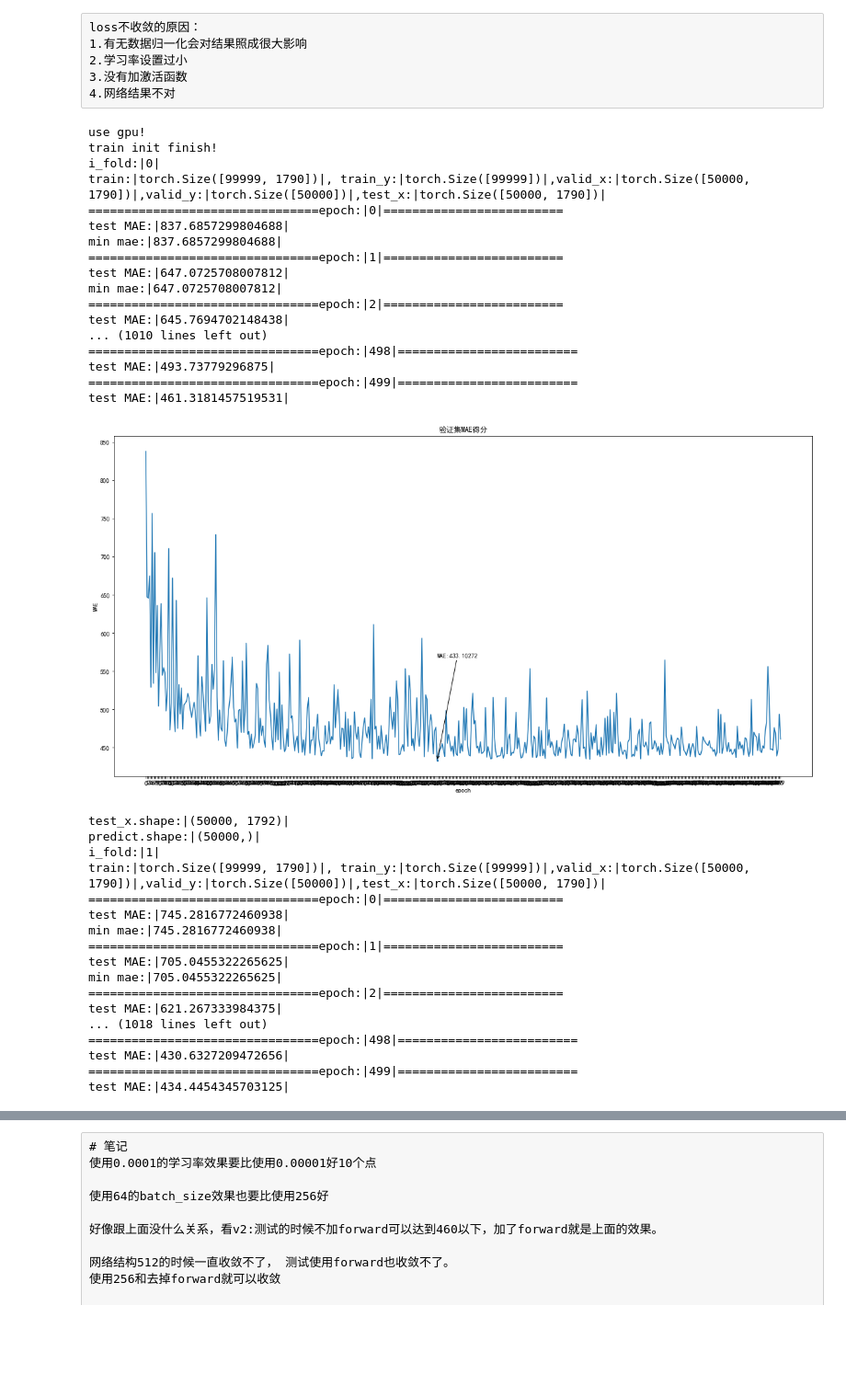
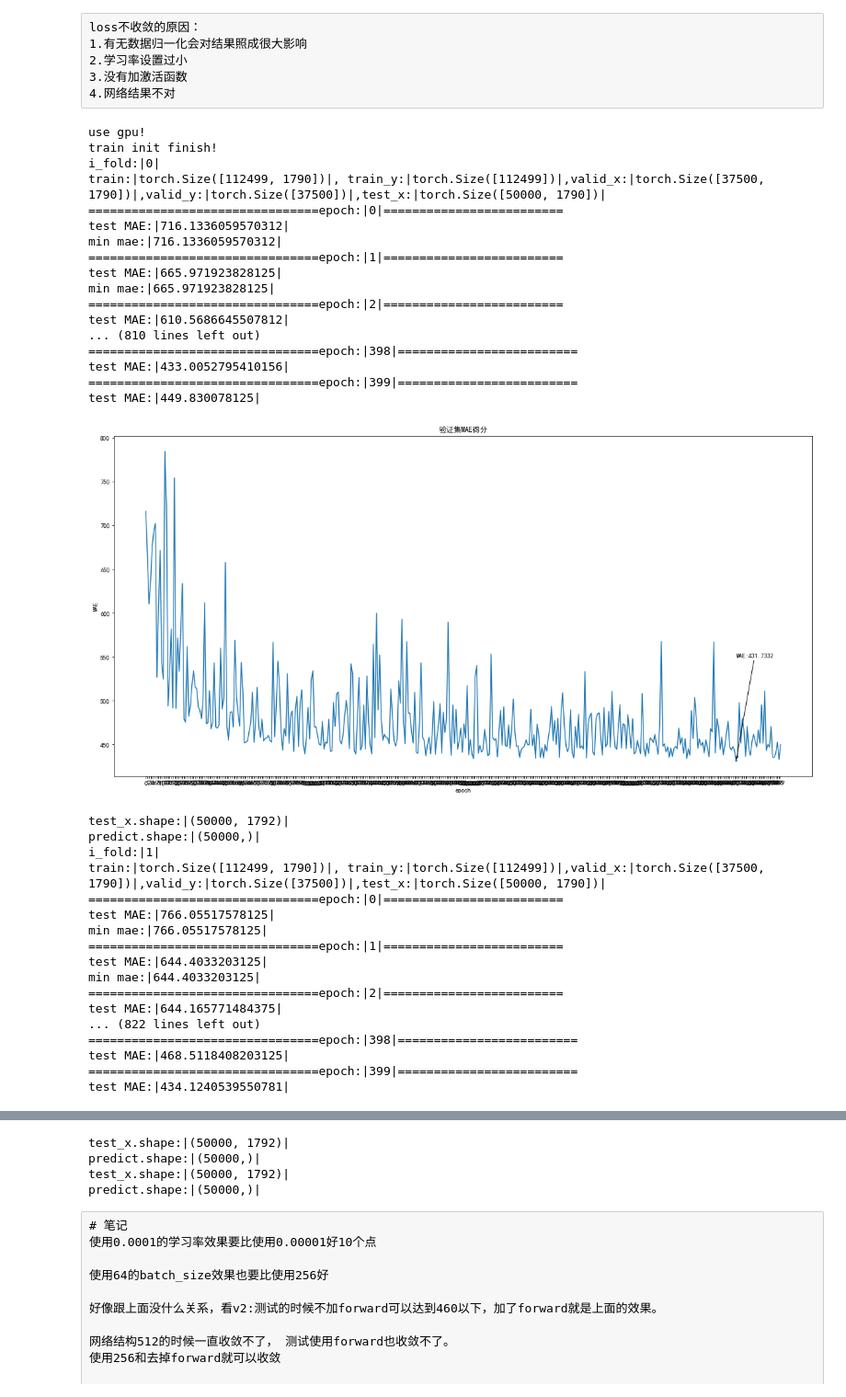
Before and after one commit to xumoremore/project_one, a Jupyter notebook: fcn_v10_base.ipynb, the cells around one changed output, grey strips where cells are left out. Shown at 92% size. Cells and saved outputs as stored; diff of their text form; code cells hidden in the pictures; blank space fills up the shorter version.

```diff
--- a/fcn_v10_base.ipynb
+++ b/fcn_v10_base.ipynb
@@ -376,11 +372,16 @@ class Train(object):
 #         self.train_loss = []
 #         self.MAE_BASE = 1000
         self.test_result = np.zeros(len(self.test_x))
+        self.i_fold = None
 
     def weight_init(self, m):
         if isinstance(m, nn.Linear):
-            nn.init.kaiming_normal_(m.weight)
-#             nn.init.xavier_normal_(m.weight, gain=1)
+            if self.i_fold == 0:
+                nn.init.normal_(m.weight)
+            if self.i_fold ==1:
+                nn.init.xavier_normal_(m.weight)
+            else:
+                nn.init.kaiming_normal_(m.weight)
             if m.bias is not None:
                 nn.init.constant_(m.bias, 0)
 
@@ -409,6 +410,7 @@ class Train(object):
     def __call__(self, kfold):
         folds = KFold(n_splits=kfold, shuffle=True, random_state=2020)
         for i_fold, (train_index, valid_index) in enumerate(folds.split(self.train_x, self.train_y)):
+            self.i_fold = i_fold
             self.net.apply(self.weight_init)
             self.net.train()
             print('i_fold:|{}|'.format(i_fold))
@@ -476,62 +478,62 @@ class Train(object):
                    xycoords='data',
                    xytext=(min_mae_epoch, min_mae + ((max(plot_y) - min(plot_y)) / 3)),
                    arrowprops=dict(arrowstyle='->',
                                   connectionstyle='arc3'))
         plt.show()
 
 def result_save(result,
                save_path='data/fcn_result.csv'):
     df_result = pd.DataFrame()
     print("test_x.shape:|{}|".format(df_test.shape ))
     print("predict.shape:|{}|".format(result.shape ))
     df_result['SaleID'] = df_test['SaleID']
     df_result['price'] = result
     df_result.to_csv(save_path, index=False)
 
 df_train = df_copy[:train_size]
 df_test = df_copy[train_size:]
 
 train = Train(df=df_copy,
               train_size=train_size,
               learning_rate=0.0001,
-              epochs=500,
-              batch_size=64,)
+              epochs=400,
+              batch_size=128,)
 print("train init finish!")
-result = train(kfold=3)
+result = train(kfold=4)
 result_save(result=result)
 # %% [output]
 use gpu!
 train init finish!
 i_fold:|0|
-train:|torch.Size([99999, 1790])|, train_y:|torch.Size([99999])|,valid_x:|torch.Size([50000, 1790])|,valid_y:|torch.Size([50000])|,test_x:|torch.Size([50000, 1790])|
+train:|torch.Size([112499, 1790])|, train_y:|torch.Size([112499])|,valid_x:|torch.Size([37500, 1790])|,valid_y:|torch.Size([37500])|,test_x:|torch.Size([50000, 1790])|
 ================================epoch:|0|=========================
-test MAE:|837.6857299804688|
-min mae:|837.6857299804688|
+test MAE:|716.1336059570312|
+min mae:|716.1336059570312|
 ================================epoch:|1|=========================
-test MAE:|647.0725708007812|
-min mae:|647.0725708007812|
+test MAE:|665.971923828125|
+min mae:|665.971923828125|
 ================================epoch:|2|=========================
-test MAE:|645.7694702148438|
-... (1010 lines left out)
-================================epoch:|498|=========================
-test MAE:|493.73779296875|
-================================epoch:|499|=========================
-test MAE:|461.3181457519531|
+test MAE:|610.5686645507812|
+... (810 lines left out)
+================================epoch:|398|=========================
+test MAE:|433.0052795410156|
+================================epoch:|399|=========================
+test MAE:|449.830078125|
-[figure, old version]
+[figure, new version]
 test_x.shape:|(50000, 1792)|
 predict.shape:|(50000,)|
 i_fold:|1|
-train:|torch.Size([99999, 1790])|, train_y:|torch.Size([99999])|,valid_x:|torch.Size([50000, 1790])|,valid_y:|torch.Size([50000])|,test_x:|torch.Size([50000, 1790])|
+train:|torch.Size([112499, 1790])|, train_y:|torch.Size([112499])|,valid_x:|torch.Size([37500, 1790])|,valid_y:|torch.Size([37500])|,test_x:|torch.Size([50000, 1790])|
 ================================epoch:|0|=========================
-test MAE:|745.2816772460938|
-min mae:|745.2816772460938|
+test MAE:|766.05517578125|
+min mae:|766.05517578125|
 ================================epoch:|1|=========================
-test MAE:|705.0455322265625|
-min mae:|705.0455322265625|
+test MAE:|644.4033203125|
+min mae:|644.4033203125|
 ================================epoch:|2|=========================
-test MAE:|621.267333984375|
-... (1018 lines left out)
-================================epoch:|498|=========================
-test MAE:|430.6327209472656|
-================================epoch:|499|=========================
-test MAE:|434.4454345703125|
+test MAE:|644.165771484375|
+... (822 lines left out)
+================================epoch:|398|=========================
+test MAE:|468.5118408203125|
+================================epoch:|399|=========================
+test MAE:|434.1240539550781|
@@ -556,3 +577,7 @@ test MAE:|441.2790222167969|
+test_x.shape:|(50000, 1792)|
+predict.shape:|(50000,)|
+test_x.shape:|(50000, 1792)|
+predict.shape:|(50000,)|
 # %% [raw]
 # 笔记
 使用0.0001的学习率效果要比使用0.00001好10个点
```
Also changed, not shown: parts of 2 cells of this notebook, 8 other files.
